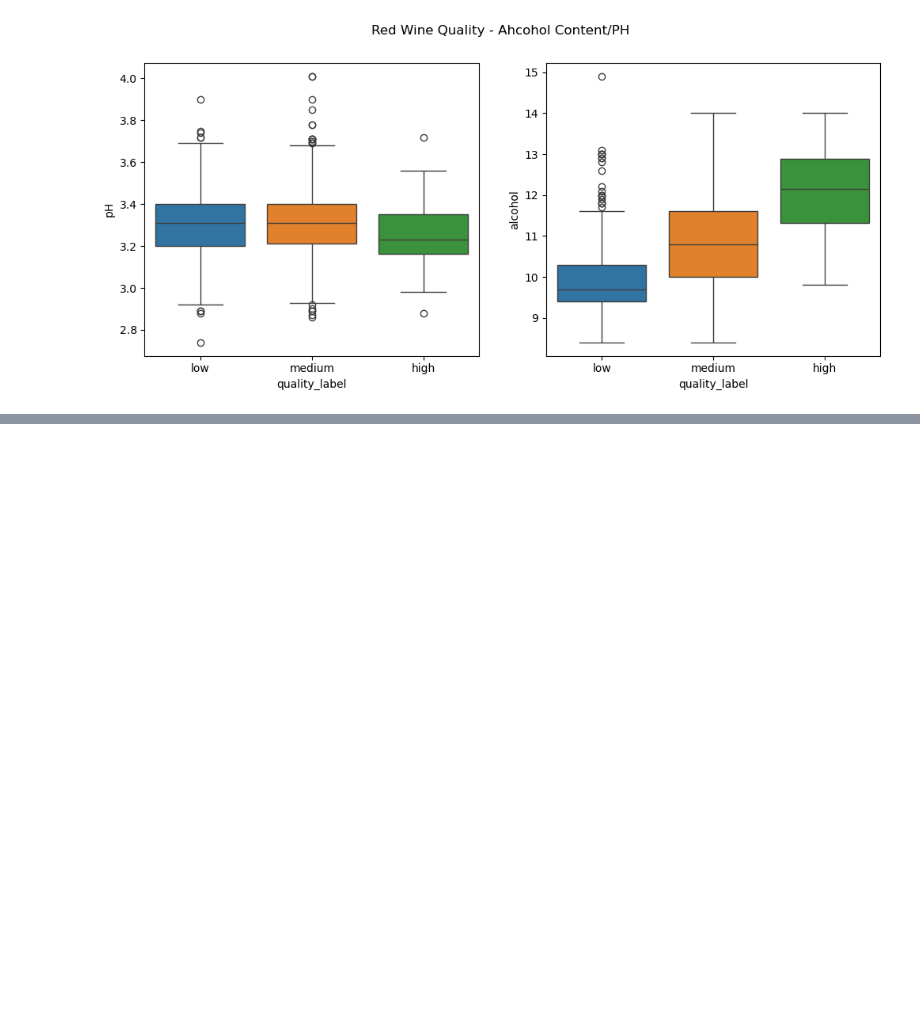
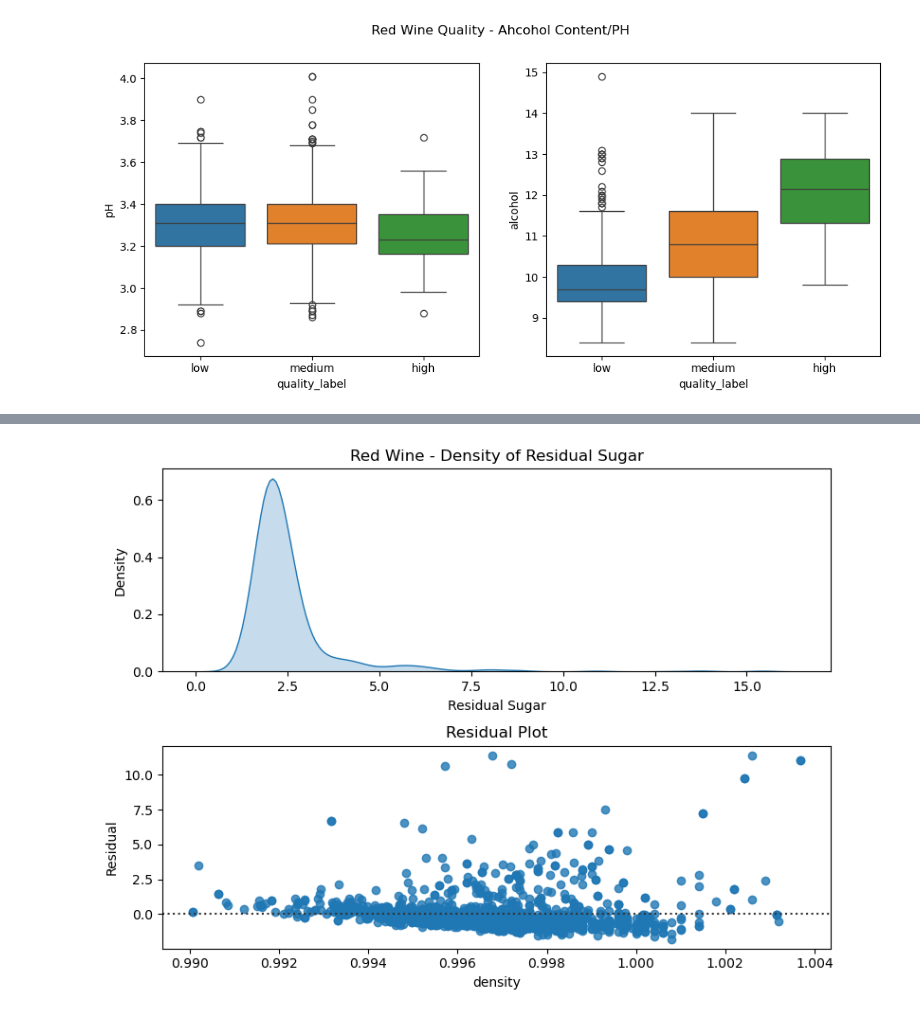
Before and after one commit to AlexIchie-coder/Projects, a Jupyter notebook: Red_And_White_Wine.ipynb, the cells around one changed output, grey strips where cells are left out. Drawn from its saved outputs; the diff is of its cells as text; code cells hidden in the pictures; blank space fills up the shorter version.

```diff
--- a/Red_And_White_Wine.ipynb
+++ b/Red_And_White_Wine.ipynb
@@ -207,0 +217,21 @@ sns.lmplot(red_wine, x= 'sulphates', y= 'chlorides', hue= 'quality_label',)
+# %%
+
+
+# Create a figure with two subplots
+fig, (ax1, ax2) = plt.subplots(2, 1, figsize=(8, 6))
+
+sns.kdeplot(red_wine["residual sugar"], fill=True, ax=ax1)
+ax1.set_xlabel("Residual Sugar")
+ax1.set_ylabel("Density")
+ax1.set_title("Red Wine - Density of Residual Sugar")
+
+# Bottom subplot: Residual plot
+sns.residplot(x="density", y="residual sugar", data=red_wine, ax=ax2)
+ax2.set_xlabel("density")
+ax2.set_ylabel("Residual")
+ax2.set_title("Residual Plot")
+
+plt.tight_layout()
+plt.show()
+# %% [output]
+[figure, added]
```
Also changed, not shown: parts of 16 cells of this notebook.
